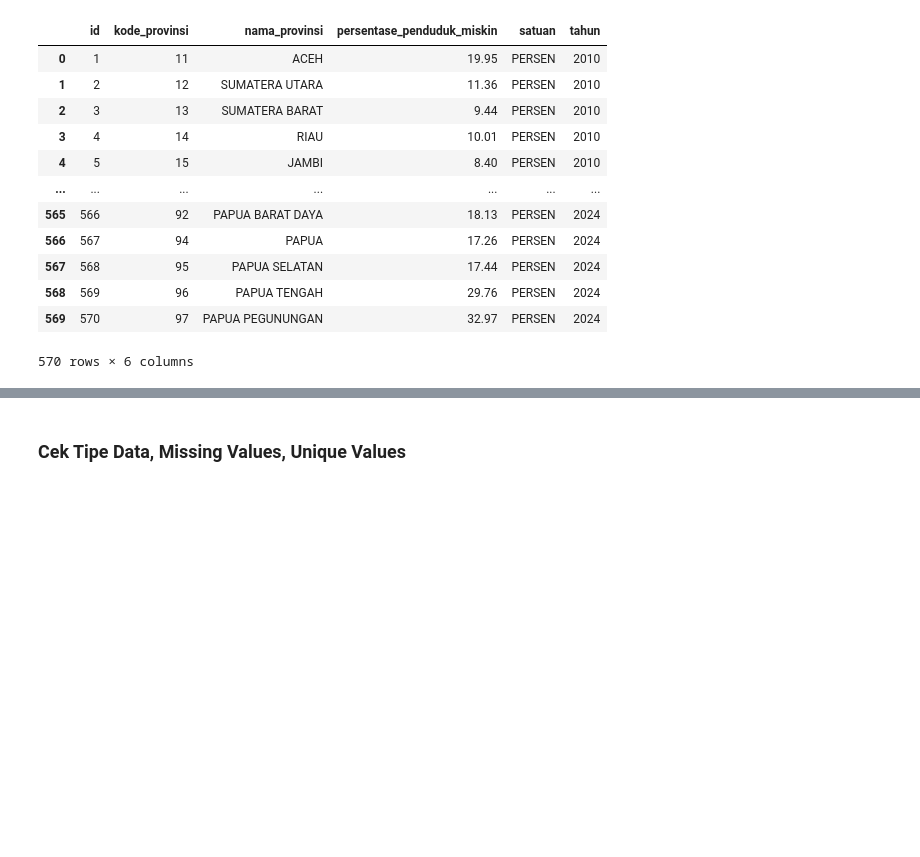
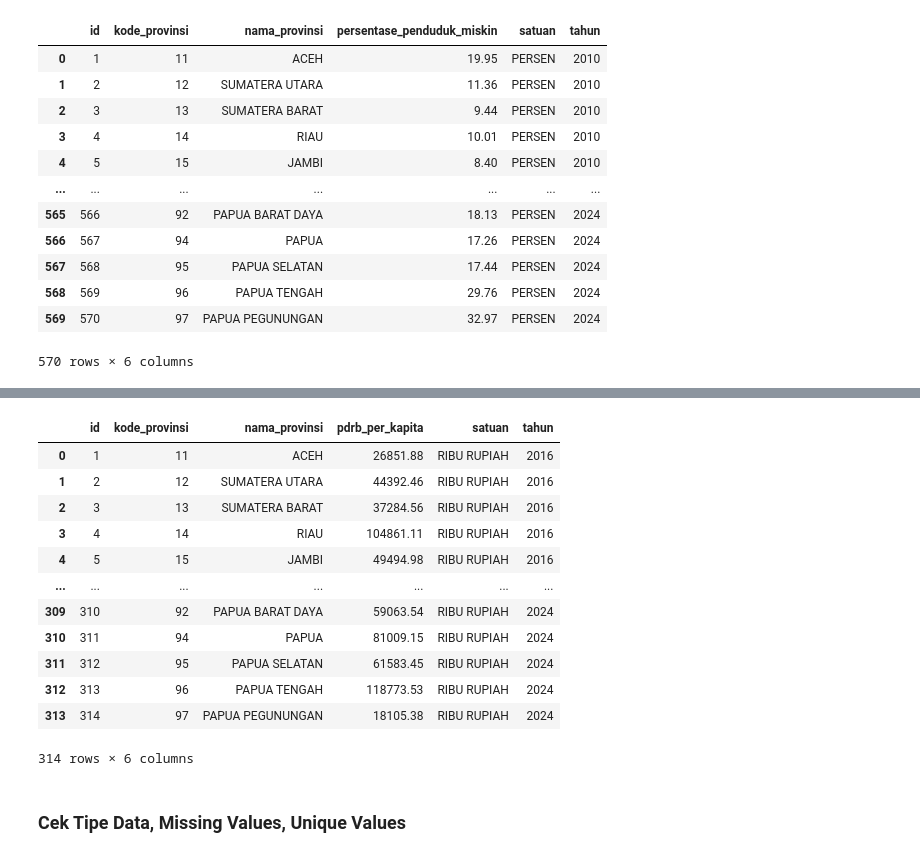
Before and after one commit to aliabdurrahman10/indonesia-education-human-dev, a Jupyter notebook: EduID.ipynb, the cells around one changed output, grey strips where cells are left out. Cells and saved outputs as stored; diff of their text form; code cells hidden in the pictures; blank space fills up the shorter version.

```diff
--- a/EduID.ipynb
+++ b/EduID.ipynb
@@ -147,6 +147,9 @@ df2 = pd.read_csv("bps-od_20948_persentase_penduduk_miskin__prov_di_indonesia_v2
 # %%
 # Dataset 3 : Indeks Pembangunan Manusia (IPM)
 df3 = pd.read_csv('bps-od_15042_indeks_pmbngnn_manusia__prov_di_indonesia_data.csv')
+# %%
+# Dataset 4 : Produk Domestik Regional Bruto (PDRB per Kapita)
+df4 = pd.read_csv('bps-od_20211_produk_dmstk_regional_bruto_pdrb_per_kapita_dasar__data.csv')
 # %% [markdown]
 # Exploratory Data Analysis
 # %%
@@ -200,3 +203,19 @@ df3
+# %%
+df4
+# %% [output]
+|  | id | kode_provinsi | nama_provinsi | pdrb_per_kapita | satuan | tahun |
+| 0 | 1 | 11 | ACEH | 26851.88 | RIBU RUPIAH | 2016 |
+| 1 | 2 | 12 | SUMATERA UTARA | 44392.46 | RIBU RUPIAH | 2016 |
+| 2 | 3 | 13 | SUMATERA BARAT | 37284.56 | RIBU RUPIAH | 2016 |
+| 3 | 4 | 14 | RIAU | 104861.11 | RIBU RUPIAH | 2016 |
+| 4 | 5 | 15 | JAMBI | 49494.98 | RIBU RUPIAH | 2016 |
+| ... | ... | ... | ... | ... | ... | ... |
+| 309 | 310 | 92 | PAPUA BARAT DAYA | 59063.54 | RIBU RUPIAH | 2024 |
+| 310 | 311 | 94 | PAPUA | 81009.15 | RIBU RUPIAH | 2024 |
+| 311 | 312 | 95 | PAPUA SELATAN | 61583.45 | RIBU RUPIAH | 2024 |
+| 312 | 313 | 96 | PAPUA TENGAH | 118773.53 | RIBU RUPIAH | 2024 |
+| 313 | 314 | 97 | PAPUA PEGUNUNGAN | 18105.38 | RIBU RUPIAH | 2024 |
+314 rows × 6 columns
 # %% [markdown]
 ### Cek Tipe Data, Missing Values, Unique Values
 # %%
```
Also changed, not shown: parts of 3 cells of this notebook, 7 other files.
